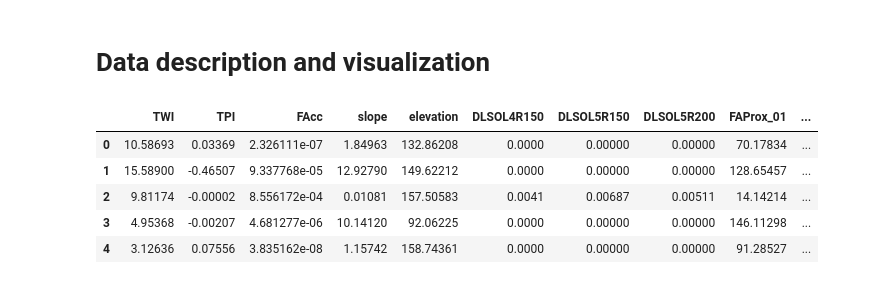
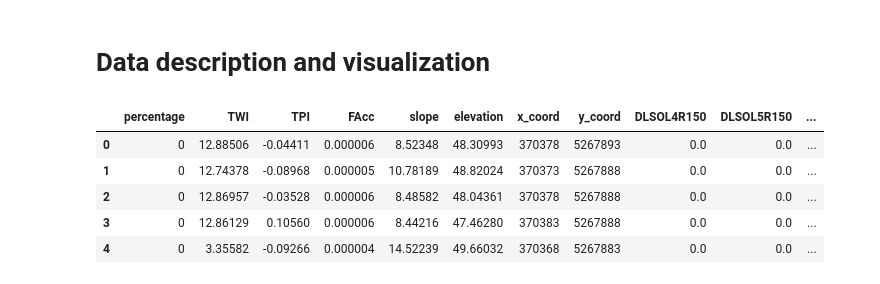
Before and after one commit to Abdielfer/FloodProbabRNCanAbd, a Jupyter notebook: main.ipynb, the cells around one changed output. Saved outputs shown, nothing was run; the diff lists cells and outputs as text; code cells hidden in the pictures.

```diff
--- a/main.ipynb
+++ b/main.ipynb
@@ -226,12 +185,12 @@ x_res.to_csv('basin1ControlClass0Sampling4Class_ToSHP.csv',index = None)
 # %%
 #### import dataset to describe
 
-DS= pd.read_csv('basin1Light_Clean_Training.csv', index_col=None)
+DS= pd.read_csv('datasets/basin1Light_Clean.csv', index_col=None)
 DS.head()
 # %% [output]
-|  | TWI | TPI | FAcc | slope | elevation | DLSOL4R150 | DLSOL5R150 | DLSOL5R200 | FAProx_01 | ... |
-| 0 | 10.58693 | 0.03369 | 2.326111e-07 | 1.84963 | 132.86208 | 0.0000 | 0.00000 | 0.00000 | 70.17834 | ... |
-| 1 | 15.58900 | -0.46507 | 9.337768e-05 | 12.92790 | 149.62212 | 0.0000 | 0.00000 | 0.00000 | 128.65457 | ... |
-| 2 | 9.81174 | -0.00002 | 8.556172e-04 | 0.01081 | 157.50583 | 0.0041 | 0.00687 | 0.00511 | 14.14214 | ... |
-| 3 | 4.95368 | -0.00207 | 4.681277e-06 | 10.14120 | 92.06225 | 0.0000 | 0.00000 | 0.00000 | 146.11298 | ... |
-| 4 | 3.12636 | 0.07556 | 3.835162e-08 | 1.15742 | 158.74361 | 0.0000 | 0.00000 | 0.00000 | 91.28527 | ... |
+|  | percentage | TWI | TPI | FAcc | slope | elevation | x_coord | y_coord | DLSOL4R150 | DLSOL5R150 | ... |
+| 0 | 0 | 12.88506 | -0.04411 | 0.000006 | 8.52348 | 48.30993 | 370378 | 5267893 | 0.0 | 0.0 | ... |
+| 1 | 0 | 12.74378 | -0.08968 | 0.000005 | 10.78189 | 48.82024 | 370373 | 5267888 | 0.0 | 0.0 | ... |
+| 2 | 0 | 12.86957 | -0.03528 | 0.000006 | 8.48582 | 48.04361 | 370378 | 5267888 | 0.0 | 0.0 | ... |
+| 3 | 0 | 12.86129 | 0.10560 | 0.000006 | 8.44216 | 47.46280 | 370383 | 5267888 | 0.0 | 0.0 | ... |
+| 4 | 0 | 3.35582 | -0.09266 | 0.000004 | 14.52239 | 49.66032 | 370368 | 5267883 | 0.0 | 0.0 | ... |
```
Also changed, not shown: parts of 28 cells of this notebook, 16 other files.
